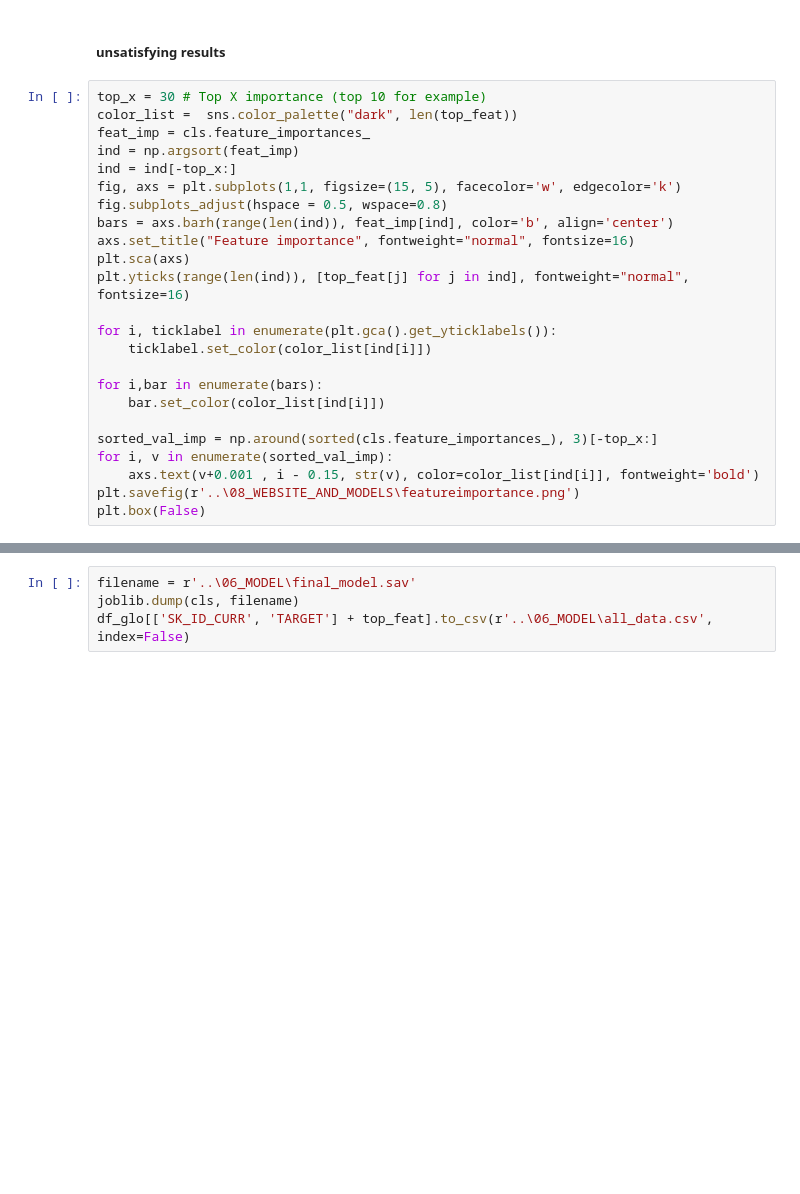
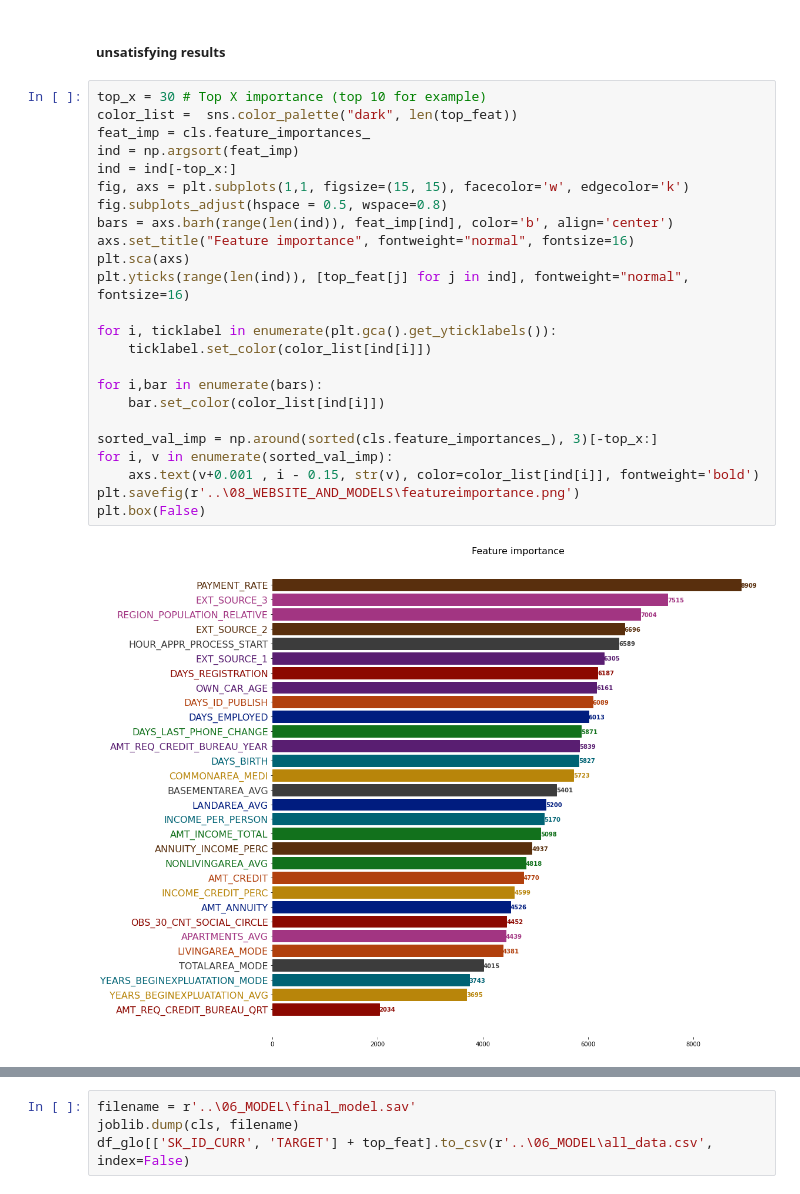
Before and after one commit to aboustev/OPC-Project_7, a Jupyter notebook: 04_NOTEBOOKS/P7_analyse_et_classification.ipynb, the cells around one changed output, grey strips where cells are left out. Drawn from its saved outputs; the diff is of its cells as text; blank space fills up the shorter version.

```diff
--- a/04_NOTEBOOKS/P7_analyse_et_classification.ipynb
+++ b/04_NOTEBOOKS/P7_analyse_et_classification.ipynb
@@ -274,27 +380,29 @@ heatmap_print(true, pred_with_proba, title_hm)
 # %%
 top_x = 30 # Top X importance (top 10 for example)
 color_list =  sns.color_palette("dark", len(top_feat))
 feat_imp = cls.feature_importances_
 ind = np.argsort(feat_imp)
 ind = ind[-top_x:]
-fig, axs = plt.subplots(1,1, figsize=(15, 5), facecolor='w', edgecolor='k')
+fig, axs = plt.subplots(1,1, figsize=(15, 15), facecolor='w', edgecolor='k')
 fig.subplots_adjust(hspace = 0.5, wspace=0.8)
 bars = axs.barh(range(len(ind)), feat_imp[ind], color='b', align='center')
 axs.set_title("Feature importance", fontweight="normal", fontsize=16)
 plt.sca(axs)
 plt.yticks(range(len(ind)), [top_feat[j] for j in ind], fontweight="normal", fontsize=16)
 
 for i, ticklabel in enumerate(plt.gca().get_yticklabels()):
     ticklabel.set_color(color_list[ind[i]])
 
 for i,bar in enumerate(bars):
     bar.set_color(color_list[ind[i]])
 
 sorted_val_imp = np.around(sorted(cls.feature_importances_), 3)[-top_x:]
 for i, v in enumerate(sorted_val_imp):
     axs.text(v+0.001 , i - 0.15, str(v), color=color_list[ind[i]], fontweight='bold')
 plt.savefig(r'..\08_WEBSITE_AND_MODELS\featureimportance.png')
 plt.box(False)
+# %% [output]
+[figure, added]
 # %%
 inputer_file_name = r'..\06_MODEL\knn_inputer.sav'
 joblib.dump(imputer, inputer_file_name)
```
Also changed, not shown: parts of 16 cells of this notebook, 8 other files.
